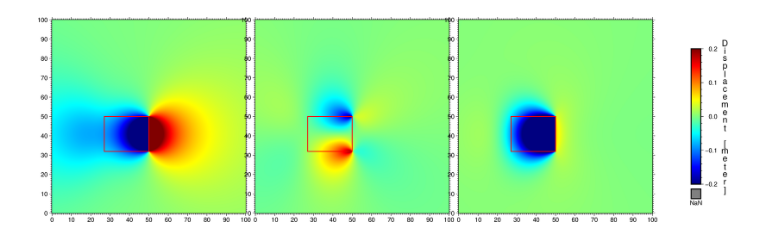
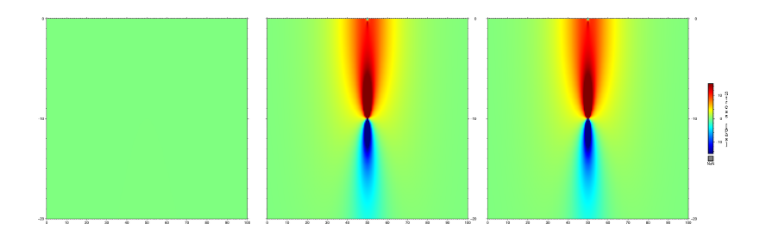
Before and after one commit to yohaimagen/faultSlip, a Jupyter notebook: faultSlip/example/temp.ipynb, the cells around one changed output. Cells and saved outputs as stored; diff of their text form; code cells hidden in the pictures.

```diff
--- a/faultSlip/example/temp.ipynb
+++ b/faultSlip/example/temp.ipynb
@@ -97,0 +231,11 @@ da = xr.DataArray(
+# %%
+X, Z = np.meshgrid(np.linspace(0, 100, 200), np.linspace(0, -20, 200))
+Y = np.ones_like(X) * 50
+dip = 90
+strike = 0#plain.strike
+rake = 180
+coulomb, tn, ts = inv.calc_coulomb_2d(0.4, X, Y, Z, strike, dip,
+                                      rake, lambda_l=lame_lambda, shear_m=shear_mod)
+shear_da = get_array(tn, X[0, :], Z[:, 0])
+normal_da = get_array(ts, X[0, :], Z[:, 0])
+coulomb_da = get_array(coulomb, X[0, :], Z[:, 0])
@@ -98,73 +262,53 @@ da = xr.DataArray(
 # %%
 fig = gmt.Figure()
 pygmt.config(FORMAT_GEO_MAP='ddd.xx', MAP_FRAME_TYPE='plain')
-pygmt.makecpt(cmap="jet", series=[-0.2, 0.2, 0.001], background=True)
-
-region=[0, 100, 0, 100]
+region=[0, 100, -20, 0]
 fig.basemap(
     frame=['WSne', 'xa10f1g10', 'ya10f1g10'],
-    projection=f"X10",
+    projection=f"X20",
     region=region
 )
-da = xr.DataArray(
-    data=E,
-    dims=['y', 'x'],
-    coords=dict(
-        y=(['y'], yy),
-        x=(['x'], xx)
-    )
-)
-fig.grdimage(grid=da)
+
+pygmt.makecpt(cmap="jet", series=[-15, 15, 0.01], background=True)
+
+fig.grdimage(grid=shear_da)
 fig.plot(
     x= plain_cords[:, 0],
     y = plain_cords[:, 1],
-    pen='1,red',
+    pen='1,black',
     close=True
 )
-fig.shift_origin(xshift="10.5c")
+fig.shift_origin(xshift='22')
 fig.basemap(
-    frame=['WSne', 'xa10f1g10', 'ya10f1g10'],
-    projection=f"X10",
+    frame=['wSnE', 'xa10f1g10', 'ya10f1g10'],
+    projection=f"X20",
     region=region
 )
-da = xr.DataArray(
-    data=N,
-    dims=['y', 'x'],
-    coords=dict(
-        y=(['y'], yy),
-        x=(['x'], xx)
-    )
-)
-fig.grdimage(grid=da)
+
+fig.grdimage(grid=normal_da)
 fig.plot(
     x= plain_cords[:, 0],
     y = plain_cords[:, 1],
-    pen='1,red',
+    pen='1,black',
     close=True
 )
-fig.shift_origin(xshift="10.5c")
+
+fig.shift_origin(xshift='22')
 fig.basemap(
-    frame=['WSne', 'xa10f1g10', 'ya10f1g10'],
-    projection=f"X10",
+    frame=['wSnE', 'xa10f1g10', 'ya10f1g10'],
+    projection=f"X20",
     region=region
 )
-da = xr.DataArray(
-    data=Z,
-    dims=['y', 'x'],
-    coords=dict(
-        y=(['y'], yy),
-        x=(['x'], xx)
-    )
-)
-fig.grdimage(grid=da)
+
+fig.grdimage(grid=coulomb_da)
 fig.plot(
     x= plain_cords[:, 0],
     y = plain_cords[:, 1],
-    pen='1,red',
+    pen='1,black',
     close=True
 )
-fig.colorbar(position="JMR+o2c/0c+w7c/0.5c+n+mc", frame='af+l"Displacement [meter]"')
+fig.colorbar(position="JMR+o2c/0c+w7c/0.5c+n+mc", frame='af+l"Stress [pas]"')
 
 fig.show(width=1200)
 # %% [output]
-[figure, old version]
+[figure, new version]
```
Also changed, not shown: parts of 14 cells of this notebook, 8 other files.
